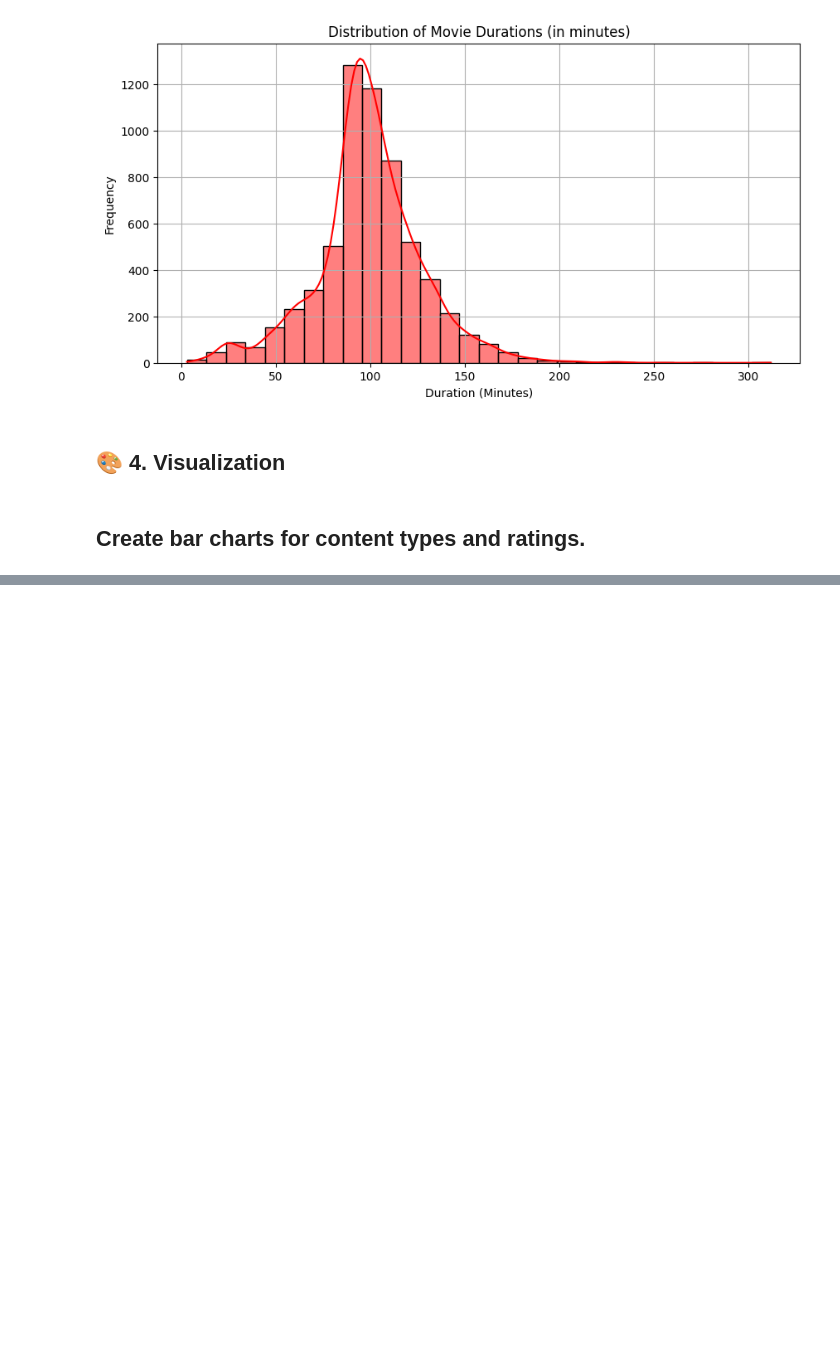
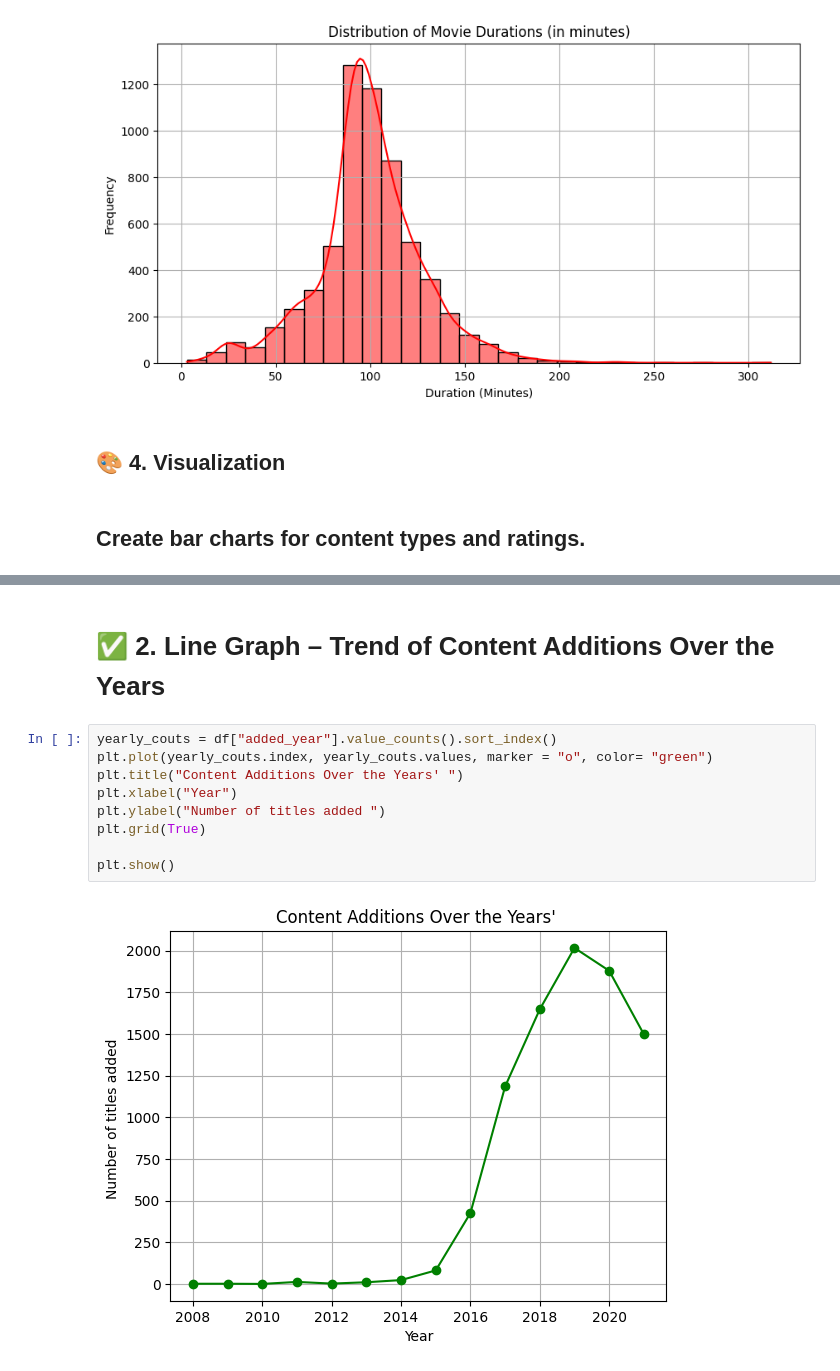
Before and after one commit to Muhammad361738/Data-science-ned, a Jupyter notebook: netflex_project/main.ipynb, the cells around one changed output, grey strips where cells are left out. Cells and saved outputs as stored; diff of their text form; blank space fills up the shorter version.

```diff
--- a/netflex_project/main.ipynb
+++ b/netflex_project/main.ipynb
@@ -201,0 +222,13 @@ plt.show()
+# %% [markdown]
+# ✅ 2. Line Graph – Trend of Content Additions Over the Years
+# %%
+yearly_couts = df["added_year"].value_counts().sort_index()
+plt.plot(yearly_couts.index, yearly_couts.values, marker = "o", color= "green")
+plt.title("Content Additions Over the Years' ")
+plt.xlabel("Year")
+plt.ylabel("Number of titles added ")
+plt.grid(True)
+
+plt.show()
+# %% [output]
+[figure, added]
```
Also changed, not shown: parts of 5 cells of this notebook.
